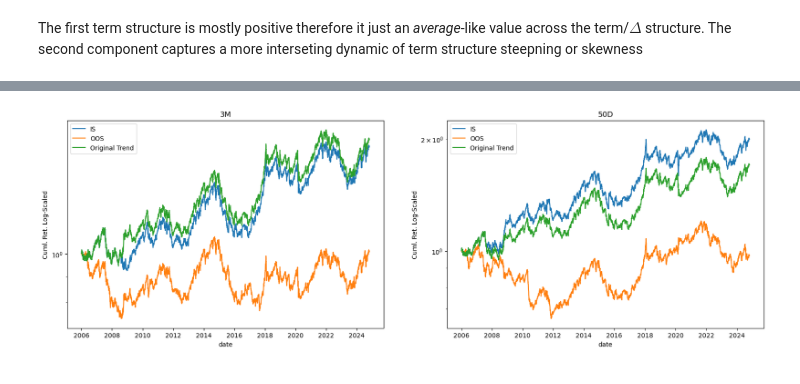
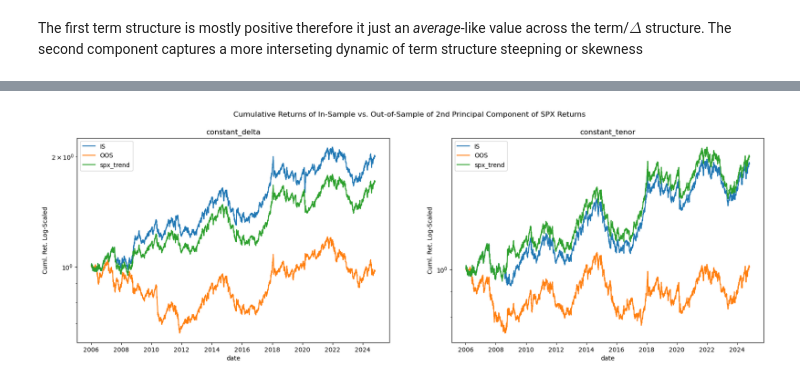
Before and after one commit to diegodalvarez/TrendSystem, a Jupyter notebook: Research/MiscResearch/1EquityImpliedCorrelation.ipynb, the cells around one changed output, grey strips where cells are left out. Saved outputs shown, nothing was run; the diff lists cells and outputs as text; code cells hidden in the pictures.

Commit message:
Imp Corr
Implied Correlation Returns Resesarch

```diff
--- a/Research/MiscResearch/1EquityImpliedCorrelation.ipynb
+++ b/Research/MiscResearch/1EquityImpliedCorrelation.ipynb
@@ -518,0 +492,12 @@ plt.show()
+# %%
+df_avg = (df_signal_rtn.drop(
+    columns = ["is_y_pred", "oos_y_pred"]).
+    melt(id_vars = ["date", "var_type", "name", "spx_trend"], var_name = "model").
+    assign(group_var = lambda x: x.var_type + " " + x.name).
+    pivot(index = ["date", "model", "spx_trend"], columns = "group_var", values = "value").
+    assign(avg_ex = lambda x: x.mean(axis = 1)).
+    reset_index().
+    set_index(["date", "model", "avg_ex"]).
+    assign(avg_all = lambda x: x.mean(axis = 1)).
+    reset_index().
+    melt(id_vars = ["date", "model"]))
@@ -641,7 +702,7 @@ for i, pc in enumerate(pcs):
         "PC == @pc"))
 
     (df_tmp.query(
-        "name == '3M'").
+        "name == 'constant_tenor'").
         assign(delta = lambda x: x.variable.map(delta_dict)).
         set_index("delta")
         [["loading"]].
@@ -653,7 +714,7 @@ for i, pc in enumerate(pcs):
             xlabel = "3 Month $\Delta$"))
 
     (df_tmp.query(
-        "name == '50D'").
+        "name == 'constant_delta'").
         assign(term = lambda x: x.variable.map(term_dict)).
         sort_values("term").
         set_index("term")
@@ -773,7 +834,7 @@ def _get_ols_params(df: pd.DataFrame) -> pd.DataFrame:
 
     model = (
         sm.OLS(
-            endog=df["vol_rtn"],
+            endog=df["spx_trend"],
             exog=sm.add_constant(df["value"])
         )
         .fit()
@@ -799,7 +860,7 @@ df_pc_combined = (df_pc_val.query(
     melt(id_vars = "date", value_name = "value").
     dropna().
     assign(date = lambda x: pd.to_datetime(x.date).dt.date).
-    merge(right = df_trend, how = "inner", on = ["date"]).
+    merge(right = df_spx_trend, how = "inner", on = ["date"]).
     set_index("date"))
 # %%
 (df_pc_combined.groupby(
@@ -831,7 +892,7 @@ def _get_ols_signal(df: pd.DataFrame,
 
     df = df.sort_index()
 
-    y = df["vol_rtn"]
+    y = df["spx_trend"]
     X = sm.add_constant(df["value"])
 
     # -------------------
@@ -856,40 +917,43 @@ def _get_ols_signal(df: pd.DataFrame,
     return (
         df.assign(
             is_y_pred=is_pred,
-            is_signal_rtn=lambda x: np.sign(x.is_y_pred) * x.vol_rtn,
+            is_signal_rtn=lambda x: np.sign(x.is_y_pred) * x.spx_trend,
             oos_y_pred=oos_pred,
-            oos_signal_rtn=lambda x: np.sign(x.oos_y_pred) * x.vol_rtn,
+            oos_signal_rtn=lambda x: np.sign(x.oos_y_pred) * x.spx_trend,
         )
     )
 
 
-df_tmp = (df_pc_combined.query("name == name.min()").groupby(
+df_pc_rtn = (df_pc_combined.groupby(
     "name").
     apply(_get_ols_signal).
     reset_index())
 # %%
 df_longer = (df_pc_rtn.drop(
     columns = ["is_y_pred", "oos_y_pred", "value"]).
     melt(id_vars = ["date", "name"]))
 
 names     = df_longer.name.drop_duplicates().sort_values().to_list()
 fig, axes = plt.subplots(ncols = len(names), figsize = (20,6))
 
 for name, ax in zip(names, axes.flatten()):
 
     (df_longer.query(
         "name == @name").
         rename(columns = {"variable": ""}).
         pivot(index = "date", columns = "", values = "value").
         rename(columns = {
             "is_signal_rtn" : "IS",
             "oos_signal_rtn": "OOS",
             "vol_rtn"       : "Original Trend"}).
         apply(lambda x: np.cumprod(1 + x)).
         plot(
             logy   = True,
             ax     = ax,
             ylabel = "Cuml. Ret. Log-Scaled",
             title  = name))
+
+fig.suptitle("Cumulative Returns of In-Sample vs. Out-of-Sample of 2nd Principal Component of SPX Returns")
+plt.show()
 # %% [output]
-[figure, old version]
+[figure, new version]
```
Also changed, not shown: parts of 37 cells of this notebook.
